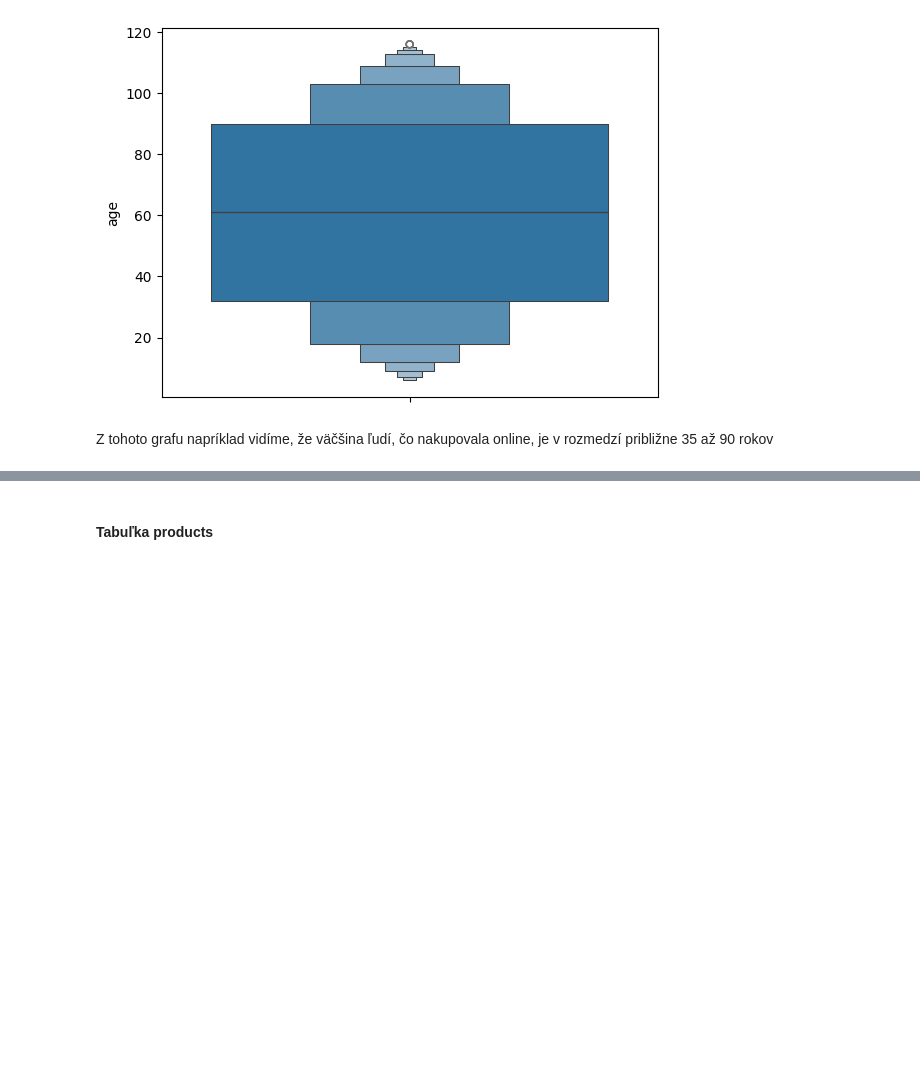
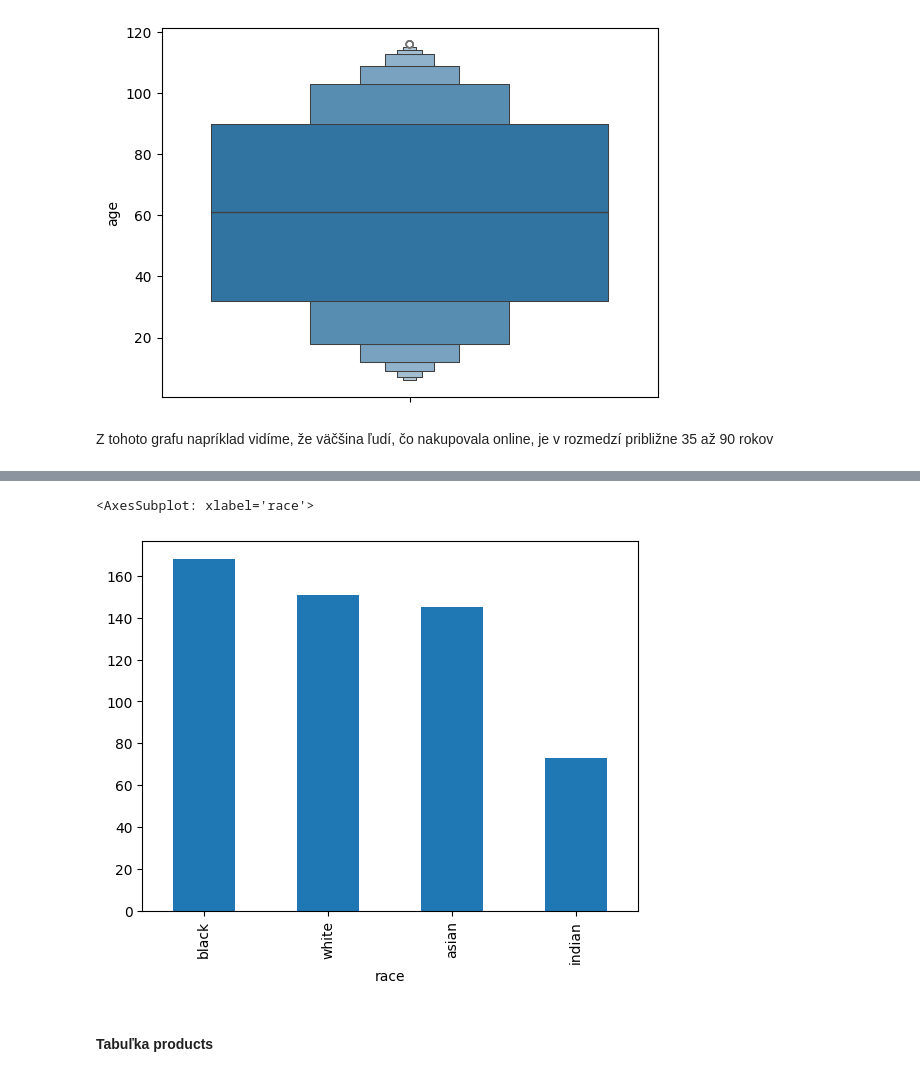
Before and after one commit to JakubGruber90/IAU_project, a Jupyter notebook: faza_1_new.ipynb, the cells around one changed output, grey strips where cells are left out. Saved outputs shown, nothing was run; the diff lists cells and outputs as text; code cells hidden in the pictures; blank space fills up the shorter version.

```diff
--- a/faza_1_new.ipynb
+++ b/faza_1_new.ipynb
@@ -416,3 +387,8 @@ Z tohoto grafu napríklad vidíme, že väčšina ľudí, čo nakupovala online,
+# %%
+users.race.value_counts().plot(kind='bar')
+# %% [output]
+<AxesSubplot: xlabel='race'>
+[figure, added]
 # %% [markdown]
 <h4>Tabuľka products</h4>
 # %% [markdown]
```
Also changed, not shown: parts of 27 cells of this notebook.
